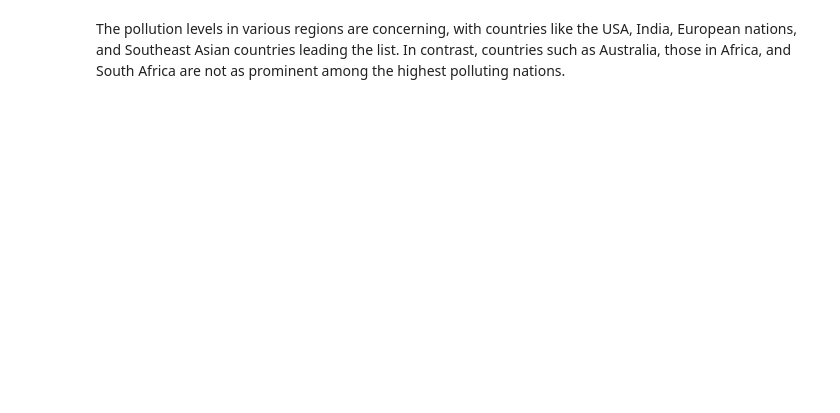
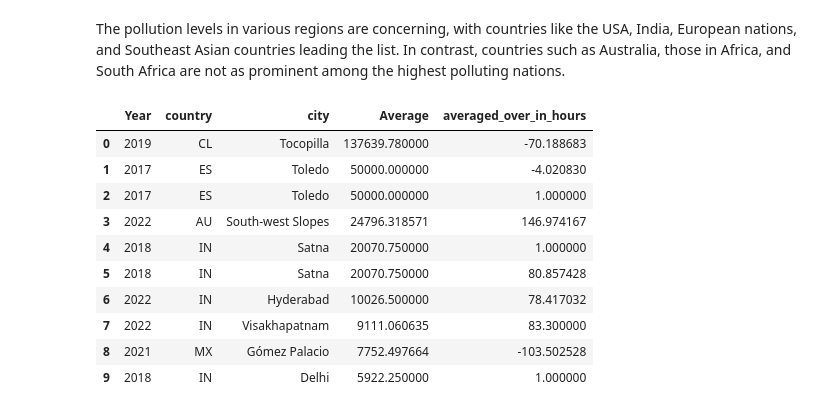
Before and after one commit to NadzeyaShastak/Jupyter-portfolio, a Jupyter notebook: air-polution-analysis-on-air-quality.ipynb, the cells around one changed output. Drawn from its saved outputs; the diff is of its cells as text; code cells hidden in the pictures; blank space fills up the shorter version.

```diff
--- a/air-polution-analysis-on-air-quality.ipynb
+++ b/air-polution-analysis-on-air-quality.ipynb
@@ -304,2 +312,32 @@ plt.title('Distribution of country listed in data');
 # %% [markdown]
 The pollution levels in various regions are concerning, with countries like the USA, India, European nations, and Southeast Asian countries leading the list. In contrast, countries such as Australia, those in Africa, and South Africa are not as prominent among the highest polluting nations.
+# %%
+query_city = """
+SELECT
+    EXTRACT(YEAR FROM timestamp) AS `Year`,
+    country,
+    city,
+    AVG(value) AS `Average`,
+    averaged_over_in_hours,
+FROM `bigquery-public-data.openaq.global_air_quality`
+GROUP BY Year, country, city, averaged_over_in_hours
+HAVING AVG(value) > 0
+ORDER BY `Average` DESC
+
+"""
+
+city =client.query(query_city).result().to_dataframe()
+
+city.head(10)
+# %% [output]
+|  | Year | country | city | Average | averaged_over_in_hours |
+| 0 | 2019 | CL | Tocopilla | 137639.780000 | -70.188683 |
+| 1 | 2017 | ES | Toledo | 50000.000000 | -4.020830 |
+| 2 | 2017 | ES | Toledo | 50000.000000 | 1.000000 |
+| 3 | 2022 | AU | South-west Slopes | 24796.318571 | 146.974167 |
+| 4 | 2018 | IN | Satna | 20070.750000 | 1.000000 |
+| 5 | 2018 | IN | Satna | 20070.750000 | 80.857428 |
+| 6 | 2022 | IN | Hyderabad | 10026.500000 | 78.417032 |
+| 7 | 2022 | IN | Visakhapatnam | 9111.060635 | 83.300000 |
+| 8 | 2021 | MX | Gómez Palacio | 7752.497664 | -103.502528 |
+| 9 | 2018 | IN | Delhi | 5922.250000 | 1.000000 |
```
Also changed, not shown: parts of 14 cells of this notebook.
